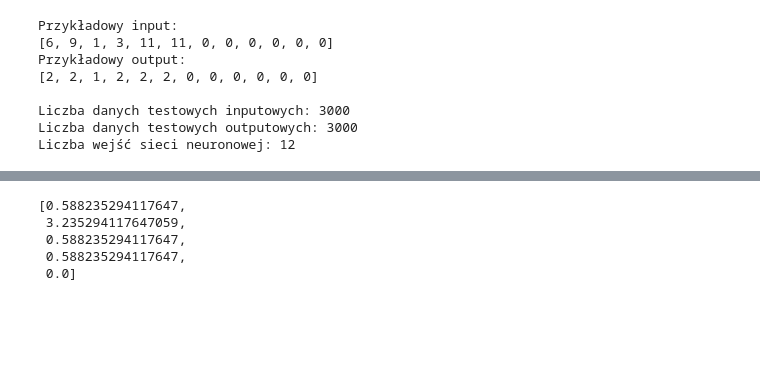
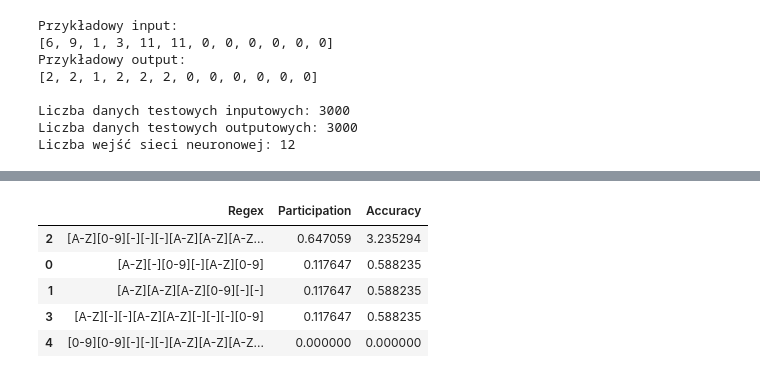
Before and after one commit to JuliuszCzupryniak/Distorted-patterns-recognition-in-text, a Jupyter notebook: Regex_recognition_NN.ipynb, the cells around one changed output, grey strips where cells are left out. Saved outputs shown, nothing was run; the diff lists cells and outputs as text; code cells hidden in the pictures; blank space fills up the shorter version.

```diff
--- a/Regex_recognition_NN.ipynb
+++ b/Regex_recognition_NN.ipynb
@@ -242,16 +294,3 @@ Epoch 10/10
 <tensorflow.python.keras.callbacks.History at 0x...>
 # %%
 predictions=model.predict(predict_X)
-# %%
-rounded_predictions = np.round(predictions)
-rounded_predictions = rounded_predictions.astype(np.int)
-temp_str = ""
-output_list = []
-for i in range(len(rounded_predictions)):
-  for j in range(len(rounded_predictions[i])):
-    for k in range(len(categories_lookup)):
-      if rounded_predictions[i,j]==categories_lookup.Label[k]:
-        if categories_lookup.Output[k] != "":
-          temp_str = temp_str + "[" + categories_lookup.Output[k] + "]"
-  output_list.append(temp_str)
-  temp_str = ""
@@ -270,14 +296,0 @@ Name: prediction, dtype: int64
-# %%
-def regex_accuracy(regexs, data):
-  import re
-  number_of_regexs = len(regexs)
-  all = len(data.text)
-  accuracy_table = []
-  for i in regexs:
-    positives = 0
-    pattern=re.compile(i)
-    for j in data.text:
-      if pattern.match(j):
-        positives+=1
-    accuracy_table.append((positives/all)/(1/number_of_regexs))
-  return accuracy_table
@@ -284,10 +318,10 @@ def regex_accuracy(regexs, data):
 # %%
-a = regex_accuracy(distinct_regexs,predict_data)
+distinct_regexs = set(output_list)
+regex_accuracy(distinct_regexs,predict_data)
+# %% [output]
+|  | Regex | Participation | Accuracy |
+| 2 | [A-Z][0-9][-][-][-][A-Z][A-Z][A-Z... | 0.647059 | 3.235294 |
+| 0 | [A-Z][-][0-9][-][A-Z][0-9] | 0.117647 | 0.588235 |
+| 1 | [A-Z][A-Z][A-Z][0-9][-][-] | 0.117647 | 0.588235 |
+| 3 | [A-Z][-][-][A-Z][A-Z][-][-][-][0-9] | 0.117647 | 0.588235 |
+| 4 | [0-9][0-9][-][-][-][A-Z][A-Z][A-Z... | 0.000000 | 0.000000 |
-# %%
-a
-# %% [output]
-[0.588235294117647,
- 3.235294117647059,
- 0.588235294117647,
- 0.588235294117647,
- 0.0]
```
Also changed, not shown: parts of 9 cells of this notebook.
